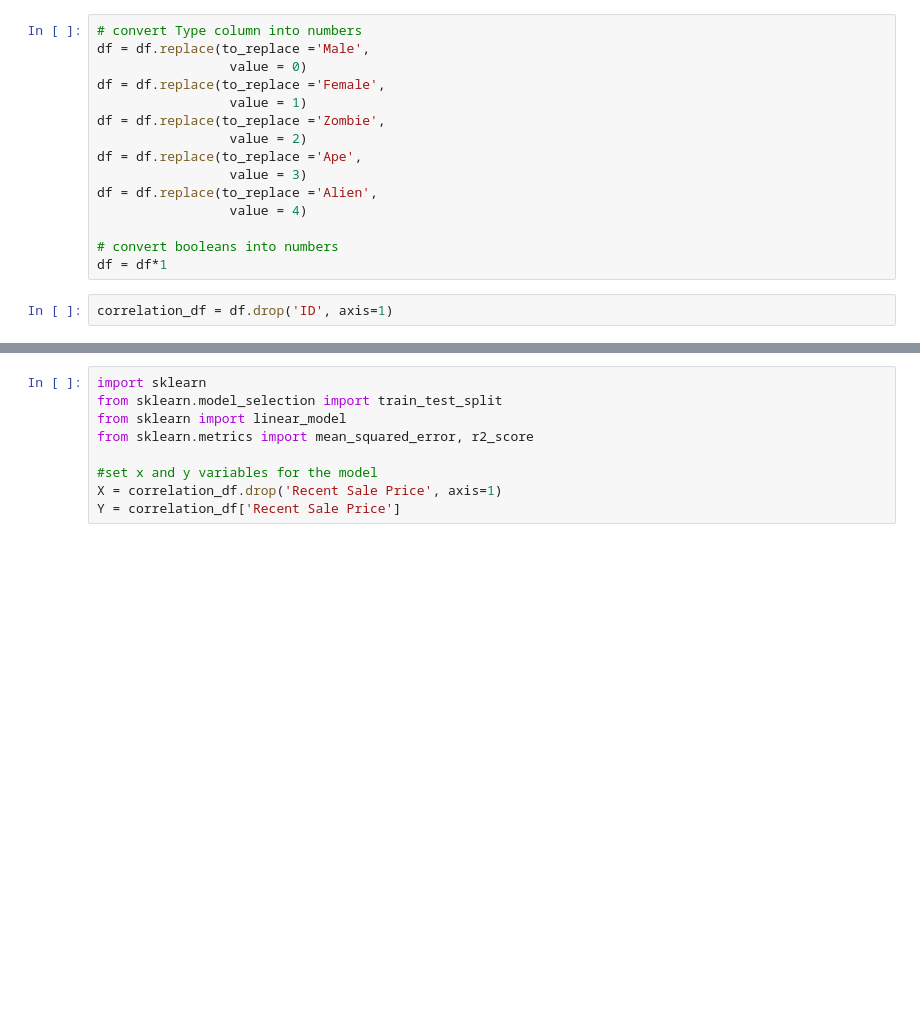
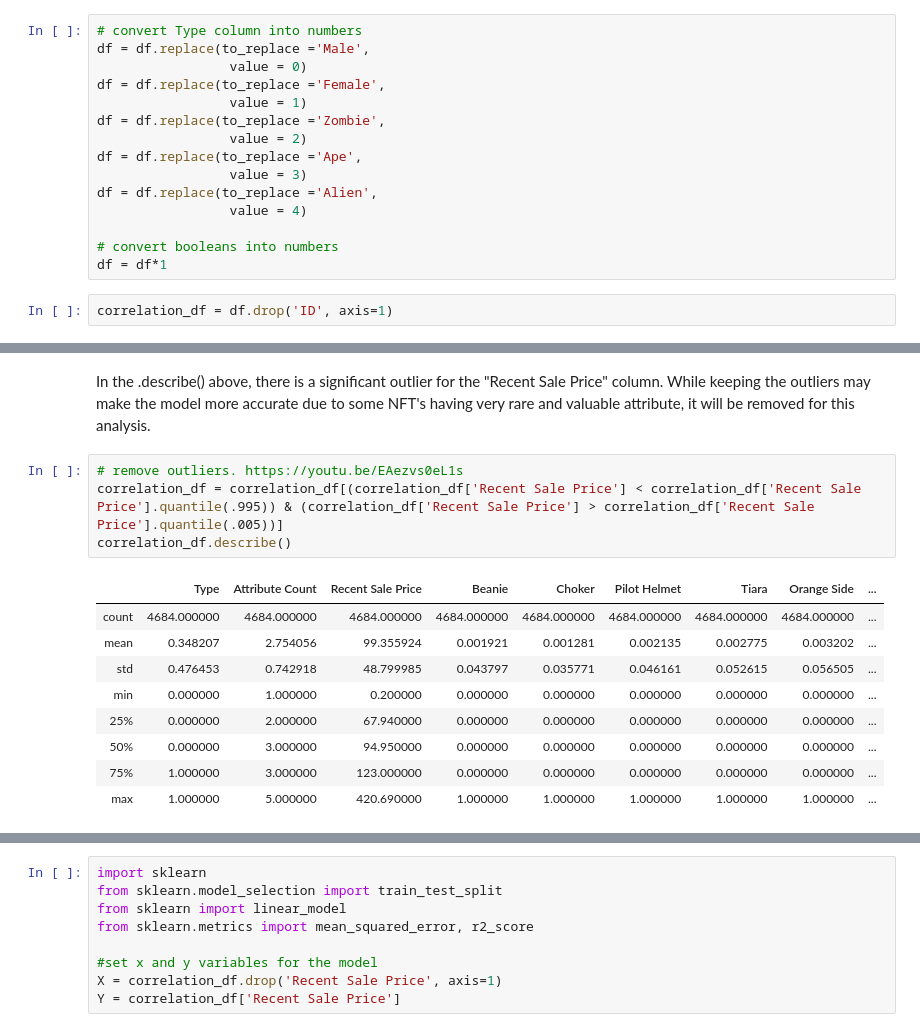
Before and after one commit to fahimahmedx/cryptopunks, a Jupyter notebook: analysis.ipynb, the cells around one changed output, grey strips where cells are left out. Saved outputs shown, nothing was run; the diff lists cells and outputs as text; blank space fills up the shorter version.

```diff
--- a/analysis.ipynb
+++ b/analysis.ipynb
@@ -193 +213,17 @@ Length: 90, dtype: object
+# %% [markdown]
+In the .describe() above, there is a significant outlier for the "Recent Sale Price" column. While keeping the outliers may make the model more accurate due to some NFT's having very rare and valuable attribute, it will be removed for this analysis.
+# %%
+# remove outliers. https://youtu.be/EAezvs0eL1s
+correlation_df = correlation_df[(correlation_df['Recent Sale Price'] < correlation_df['Recent Sale Price'].quantile(.995)) & (correlation_df['Recent Sale Price'] > correlation_df['Recent Sale Price'].quantile(.005))]
+correlation_df.describe()
+# %% [output]
+|  | Type | Attribute Count | Recent Sale Price | Beanie | Choker | Pilot Helmet | Tiara | Orange Side | ... |
+| count | 4684.000000 | 4684.000000 | 4684.000000 | 4684.000000 | 4684.000000 | 4684.000000 | 4684.000000 | 4684.000000 | ... |
+| mean | 0.348207 | 2.754056 | 99.355924 | 0.001921 | 0.001281 | 0.002135 | 0.002775 | 0.003202 | ... |
+| std | 0.476453 | 0.742918 | 48.799985 | 0.043797 | 0.035771 | 0.046161 | 0.052615 | 0.056505 | ... |
+| min | 0.000000 | 1.000000 | 0.200000 | 0.000000 | 0.000000 | 0.000000 | 0.000000 | 0.000000 | ... |
+| 25% | 0.000000 | 2.000000 | 67.940000 | 0.000000 | 0.000000 | 0.000000 | 0.000000 | 0.000000 | ... |
+| 50% | 0.000000 | 3.000000 | 94.950000 | 0.000000 | 0.000000 | 0.000000 | 0.000000 | 0.000000 | ... |
+| 75% | 1.000000 | 3.000000 | 123.000000 | 0.000000 | 0.000000 | 0.000000 | 0.000000 | 0.000000 | ... |
+| max | 1.000000 | 5.000000 | 420.690000 | 1.000000 | 1.000000 | 1.000000 | 1.000000 | 1.000000 | ... |
 # %%
```
Also changed, not shown: parts of 24 cells of this notebook.
